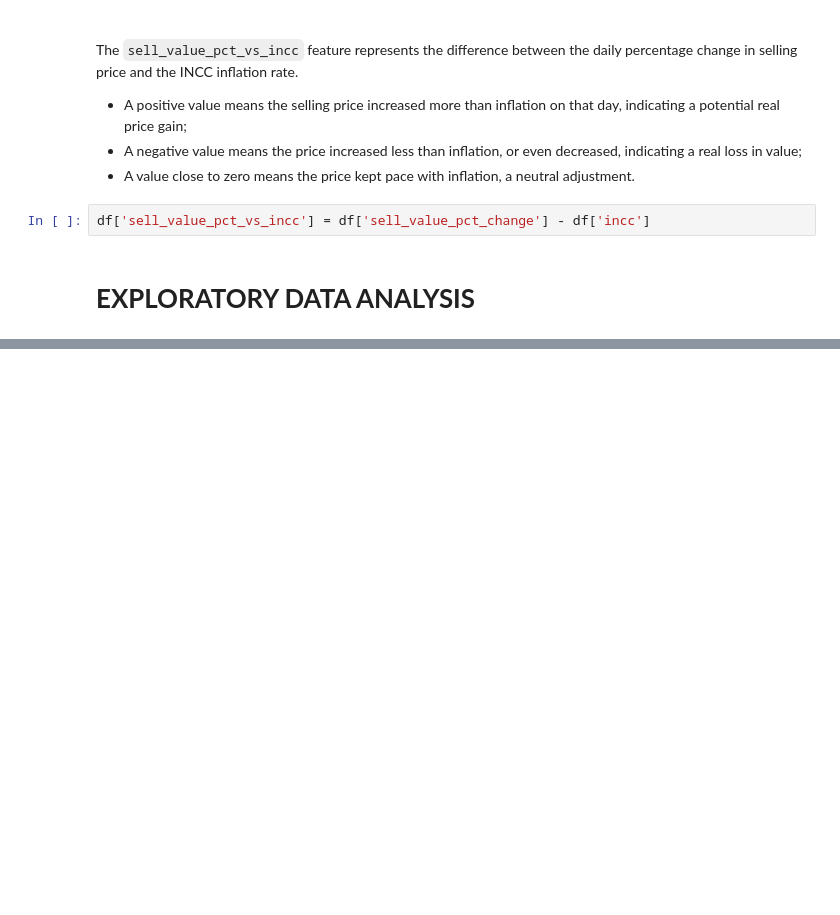
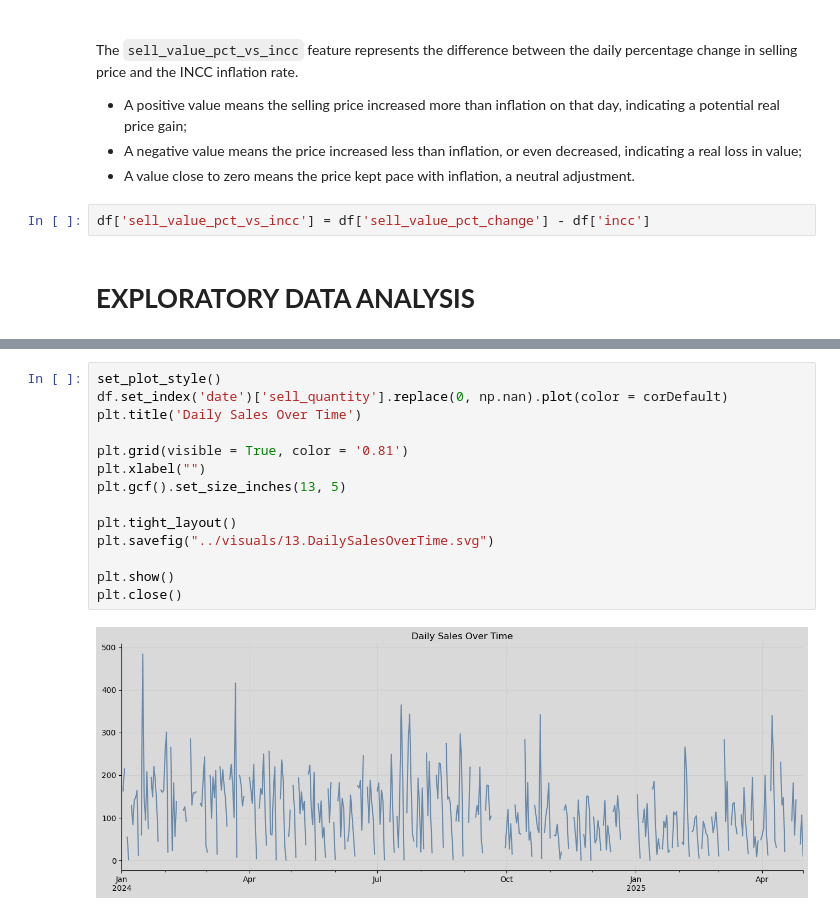
Before and after one commit to fabiogaldinho/Dynamic-Pricing, a Jupyter notebook: notebooks/02_EDA.ipynb, the cells around one changed output, grey strips where cells are left out. Cells and saved outputs as stored; diff of their text form; blank space fills up the shorter version.

```diff
--- a/notebooks/02_EDA.ipynb
+++ b/notebooks/02_EDA.ipynb
@@ -249,0 +285,16 @@ memory usage: 116.1 KB
+# %%
+set_plot_style()
+df.set_index('date')['sell_quantity'].replace(0, np.nan).plot(color = corDefault)
+plt.title('Daily Sales Over Time')
+
+plt.grid(visible = True, color = '0.81')
+plt.xlabel("")
+plt.gcf().set_size_inches(13, 5)
+
+plt.tight_layout()
+plt.savefig("../visuals/13.DailySalesOverTime.svg")
+
+plt.show()
+plt.close()
+# %% [output]
+[figure, added]
```
Also changed, not shown: parts of 34 cells of this notebook, 19 other files.
